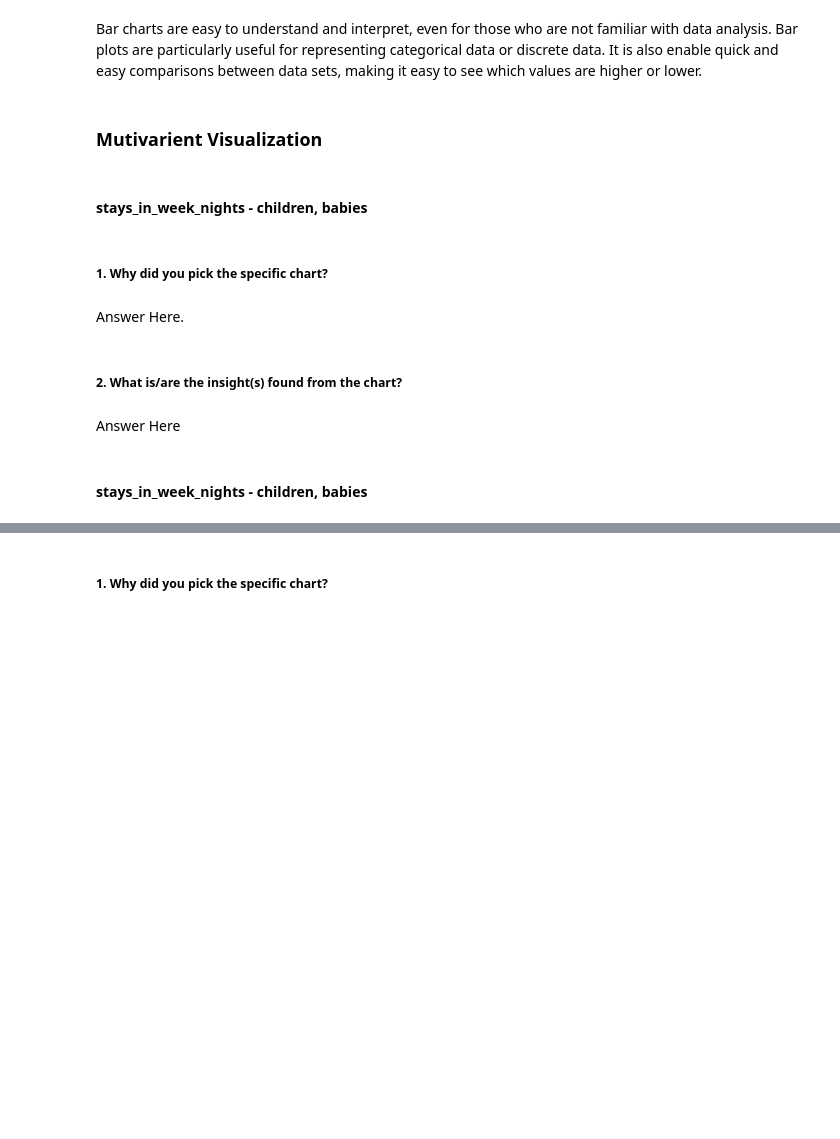
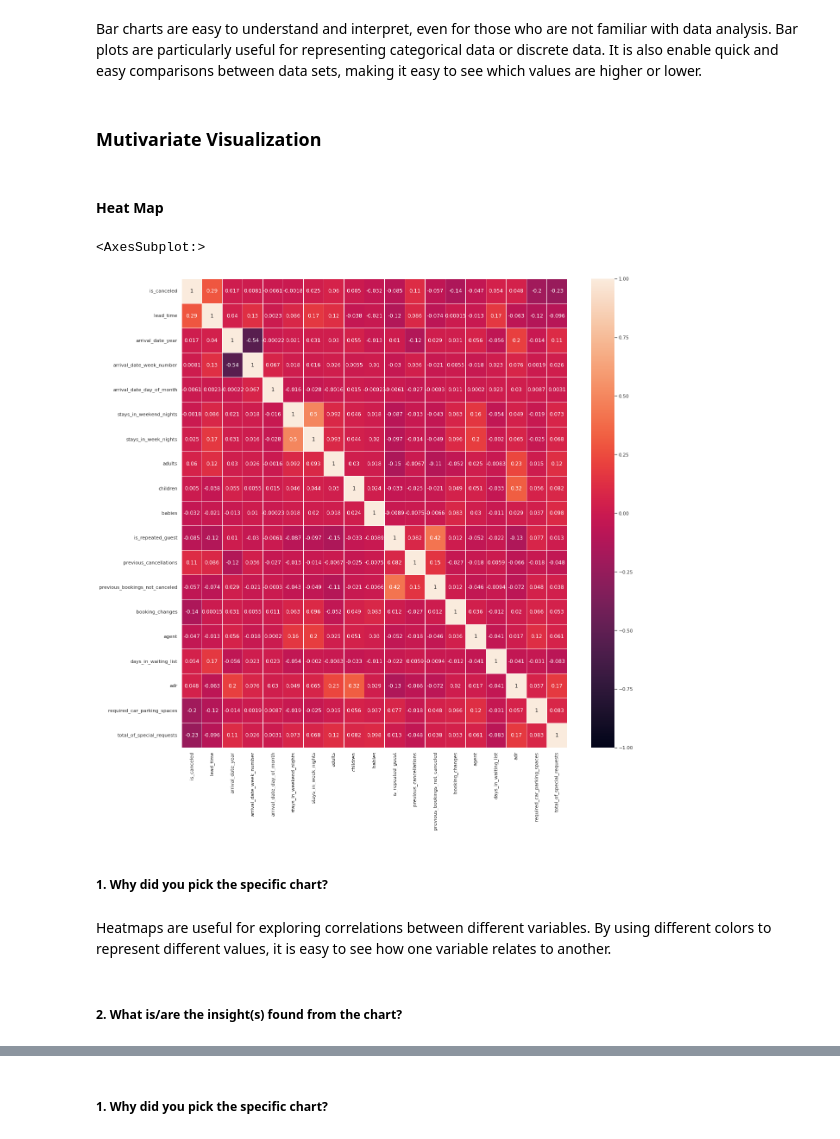
Before and after one commit to Varinder-KM/Hotel-Bookings-Analysis, a Jupyter notebook: Hotel_Bookings_Analysis.ipynb, the cells around one changed output, grey strips where cells are left out. Cells and saved outputs as stored; diff of their text form; code cells hidden in the pictures; blank space fills up the shorter version.

Commit message:
Multivariate Visualization

```diff
--- a/Hotel_Bookings_Analysis.ipynb
+++ b/Hotel_Bookings_Analysis.ipynb
@@ -967,6 +967,4 @@ plt.ioff()
 # %% [markdown]
 Bar charts are easy to understand and interpret, even for those who are not familiar with data analysis. Bar plots are particularly useful for representing categorical data or discrete data. It is also enable quick and easy comparisons between data sets, making it easy to see which values are higher or lower.
 # %% [markdown]
-### **Mutivarient Visualization**
+### **Mutivariate Visualization**
-# %% [markdown]
-#### stays_in_week_nights - children, babies
@@ -975,10 +971,15 @@ Bar charts are easy to understand and interpret, even for those who are not fami
+# %% [markdown]
+#### Heat Map
+# %%
+# heat map visualization code
+fig, ax = plt.subplots(figsize=(20, 20))
+sns.heatmap(dataset.corr(), vmin=-1, vmax=1,linewidth=0.5, annot=True, ax=ax)
+# %% [output]
+<AxesSubplot:>
+[figure, added]
 # %% [markdown]
 ##### 1. Why did you pick the specific chart?
-# %% [markdown]
-Answer Here.
+# %% [markdown]
+Heatmaps are useful for exploring correlations between different variables. By using different colors to represent different values, it is easy to see how one variable relates to another.
 # %% [markdown]
 ##### 2. What is/are the insight(s) found from the chart?
-# %% [markdown]
-Answer Here
-# %% [markdown]
-#### stays_in_week_nights - children, babies
```
Also changed, not shown: parts of 22 cells of this notebook.
